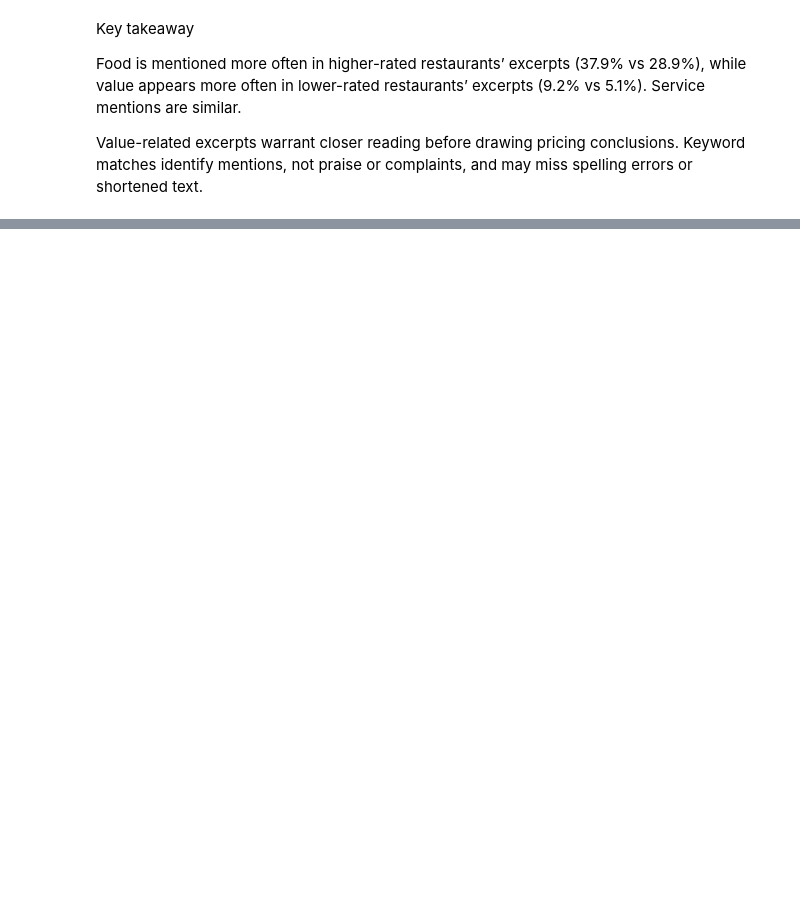
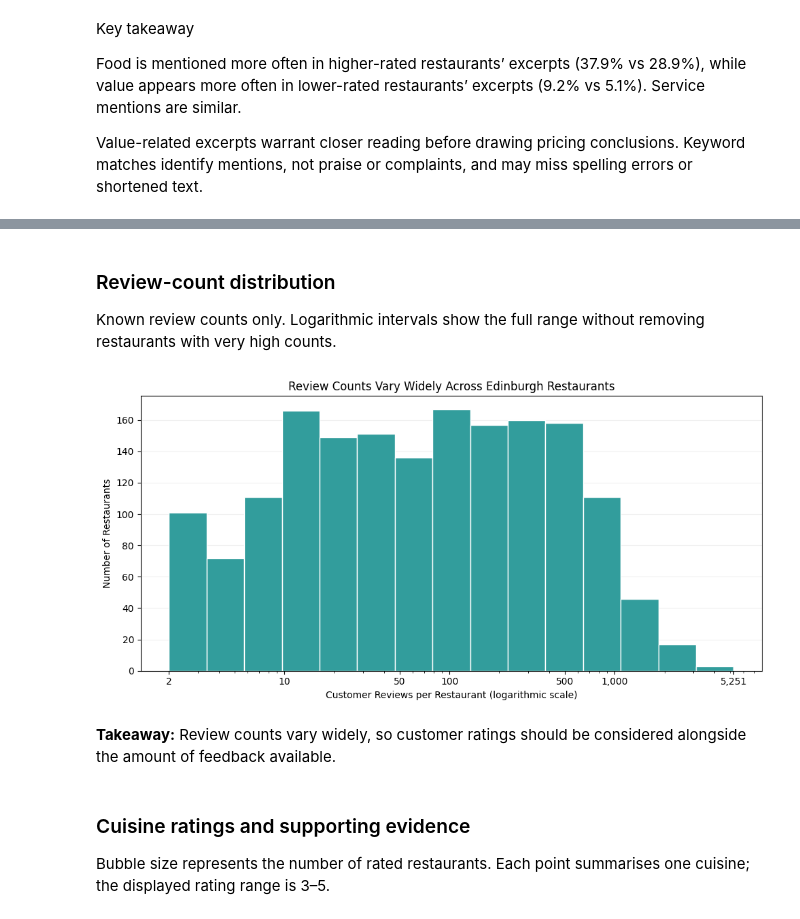
Before and after one commit to SabahiJamaliSparta/Jupyter-Notebooks, a Jupyter notebook: Notebook_Analysis_Project.ipynb, the cells around one changed output, grey strips where cells are left out. Saved outputs shown, nothing was run; the diff lists cells and outputs as text; code cells hidden in the pictures; blank space fills up the shorter version.

```diff
--- a/Notebook_Analysis_Project.ipynb
+++ b/Notebook_Analysis_Project.ipynb
@@ -1015,0 +1010,41 @@ Value-related excerpts warrant closer reading before drawing pricing conclusions
+# %% [markdown]
+### Review-count distribution
+
+Known review counts only. Logarithmic intervals show the full range without removing restaurants with very high counts.
+# %%
+review_counts = edinburgh_clean["Number of Reviews"].dropna()
+
+# Equal-width intervals on a logarithmic scale
+bins = np.geomspace(review_counts.min(), review_counts.max(), 16)
+
+plt.figure(figsize=(10, 5))
+
+plt.hist(
+    review_counts,
+    bins=bins,
+    color="#329D9C",
+    edgecolor="white"
+)
+
+plt.xscale("log")
+plt.xticks(
+    [2, 10, 50, 100, 500, 1000, 5251],
+    ["2", "10", "50", "100", "500", "1,000", "5,251"]
+)
+
+plt.title("Review Counts Vary Widely Across Edinburgh Restaurants")
+plt.xlabel("Customer Reviews per Restaurant (logarithmic scale)")
+plt.ylabel("Number of Restaurants")
+plt.grid(axis="y", alpha=0.2)
+plt.gca().set_axisbelow(True)
+
+plt.tight_layout()
+plt.show()
+# %% [output]
+[figure, added]
+# %% [markdown]
+**Takeaway:** Review counts vary widely, so customer ratings should be considered alongside the amount of feedback available.
+# %% [markdown]
+### Cuisine ratings and supporting evidence
+
+Bubble size represents the number of rated restaurants. Each point summarises one cuisine; the displayed rating range is 3–5.
```
Also changed, not shown: parts of 65 cells of this notebook.
